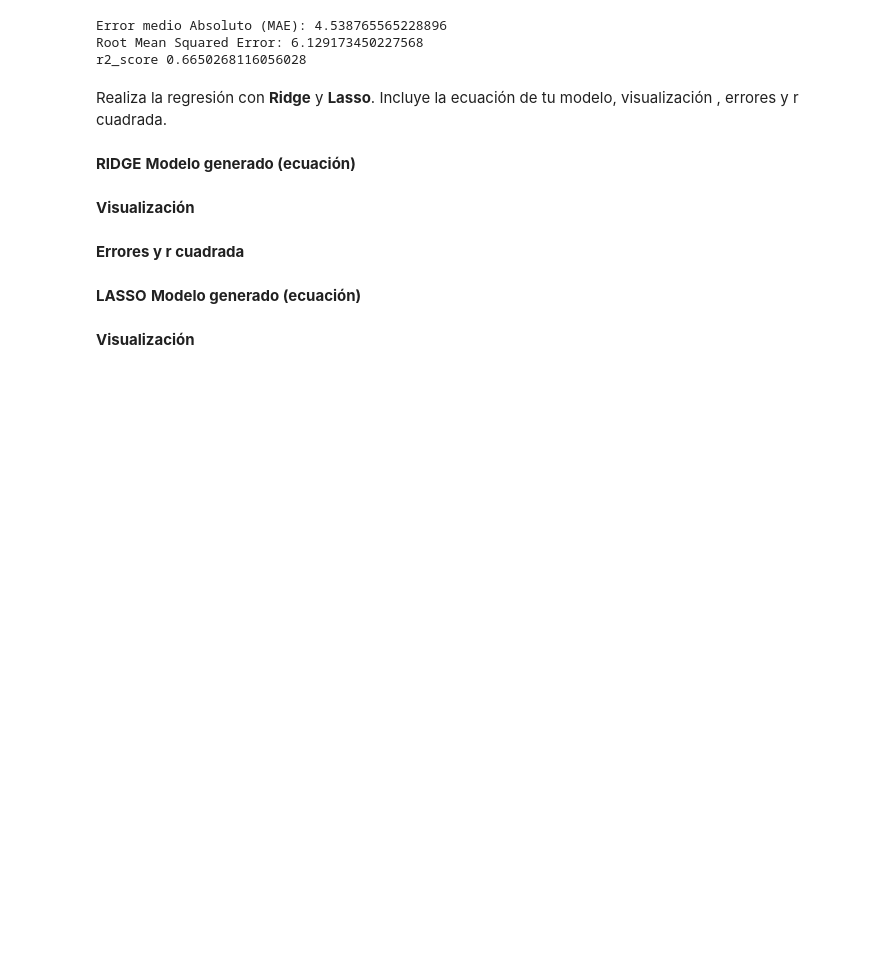
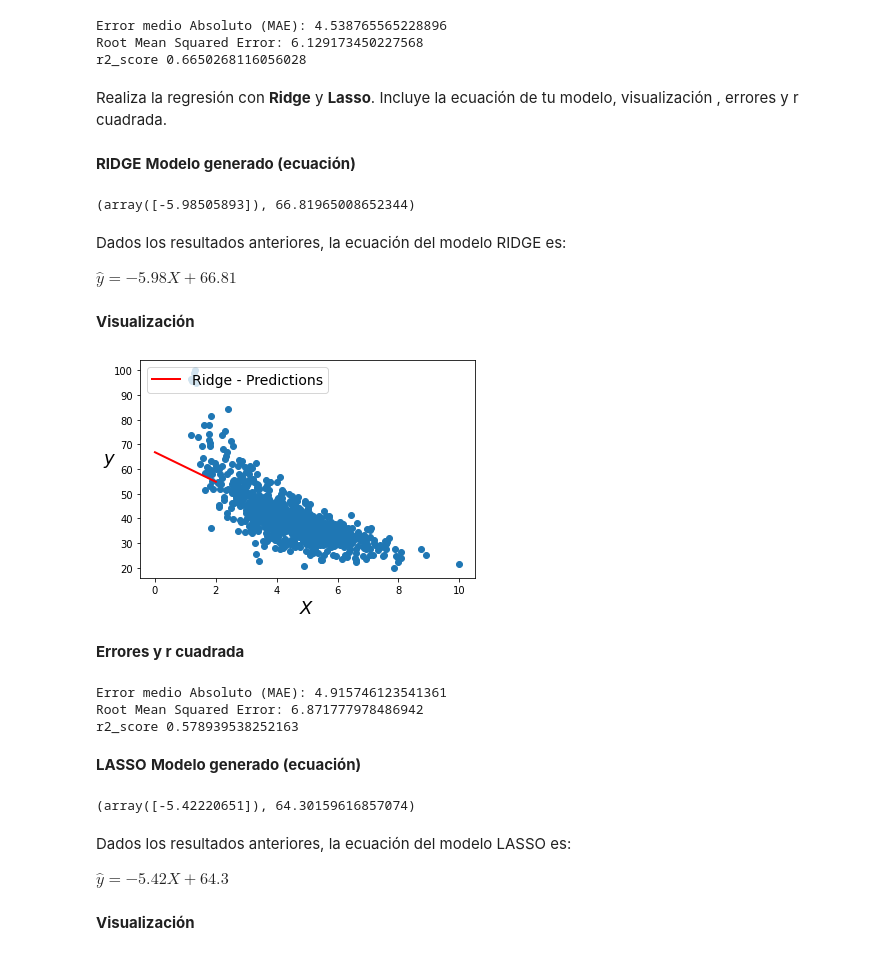
Before and after one commit to PosgradoMNA/actividades-de-aprendizaje-A01793146, a Jupyter notebook: TecMty_Regresion_lineal_polinomial.ipynb, the cells around one changed output. Cells and saved outputs as stored; diff of their text form; code cells hidden in the pictures; blank space fills up the shorter version.

```diff
--- a/TecMty_Regresion_lineal_polinomial.ipynb
+++ b/TecMty_Regresion_lineal_polinomial.ipynb
@@ -422,12 +407,82 @@ Realiza la regresión con **Ridge** y **Lasso**. Incluye la ecuación de tu mode
 # %% [markdown]
 **RIDGE**
 **Modelo generado (ecuación)**
+# %%
+#RIDGE
+#1) Modelo generado
+
+from sklearn.linear_model import Ridge
+
+ridge_reg = Ridge(fit_intercept=True)
+
+ridge_reg.fit(X_train, y_train)
+
+y_new = ridge_reg.predict(X_test)
+
+ridge_reg.coef_, ridge_reg.intercept_
+# %% [output]
+(array([-5.98505893]), 66.81965008652344)
+# %% [markdown]
+Dados los resultados anteriores, la ecuación del modelo RIDGE es:
+
+$\hat{y} =  -5.98X + 66.81$
 # %% [markdown]
 **Visualización**
+# %%
+# construct best fit line
+X_fit = np.linspace(0, 2, 100)
+
+y_fit = ridge_reg.predict(X_fit[:, np.newaxis])
+
+plt.scatter(X_train, y_train)
+plt.plot(X_fit, y_fit, "r-", linewidth=2, label="Ridge - Predictions")
+plt.xlabel("$X$", fontsize=18)
+plt.ylabel("$y$", rotation=0, fontsize=18)
+plt.legend(loc="upper left", fontsize=14);
+# %% [output]
+[figure, added]
 # %% [markdown]
 **Errores y r cuadrada**
+# %%
+yhat = ridge_reg.predict(X)
+
+MAE = metrics.mean_absolute_error(y, yhat)
+RMSE = np.sqrt(metrics.mean_squared_error(y, yhat))
+R2 =  r2_score(y, yhat)
+
+print('Error medio Absoluto (MAE):', MAE)
+print('Root Mean Squared Error:', RMSE )
+print('r2_score', R2)
+
+modelo_errores.append({"Modelo": "Ridge",
+                      "MAE":MAE,
+                      "RMSE":RMSE,
+                      "R2":R2} )
+# %% [output]
+Error medio Absoluto (MAE): 4.915746123541361
+Root Mean Squared Error: 6.871777978486942
+r2_score 0.578939538252163
 # %% [markdown]
 **LASSO**
 **Modelo generado (ecuación)**
+# %%
+#LASSO
+#1) Modelo generado
+
+from sklearn.linear_model import Lasso
+
+lasso_reg = Lasso(fit_intercept=True)
+
+lasso_reg.fit(X_train, y_train)
+
+y_new = lasso_reg.predict(X_test)
+
+lasso_reg.coef_, lasso_reg.intercept_
+# %% [output]
+(array([-5.42220651]), 64.30159616857074)
+# %% [markdown]
+Dados los resultados anteriores, la ecuación del modelo LASSO es:
+
+$\hat{y} =  -5.42X + 64.3$
 # %% [markdown]
 **Visualización**
```
Also changed, not shown: parts of 10 cells of this notebook.
